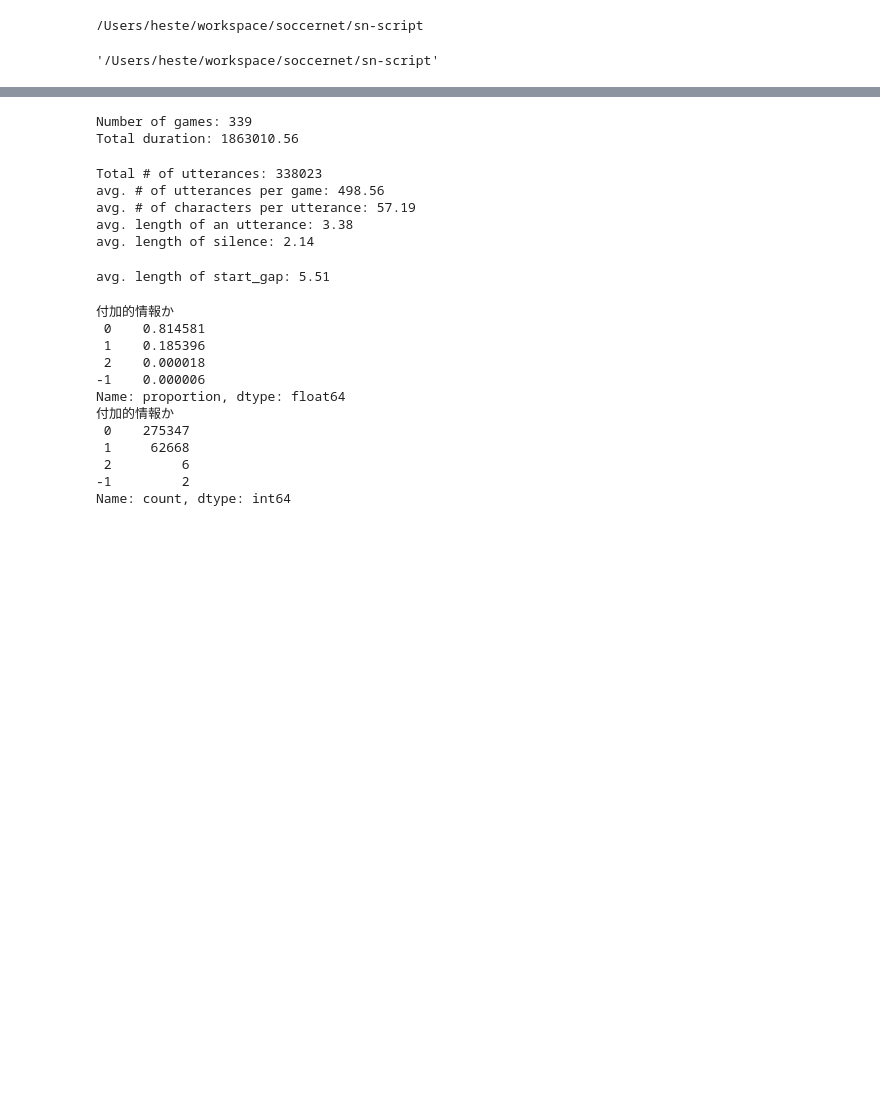
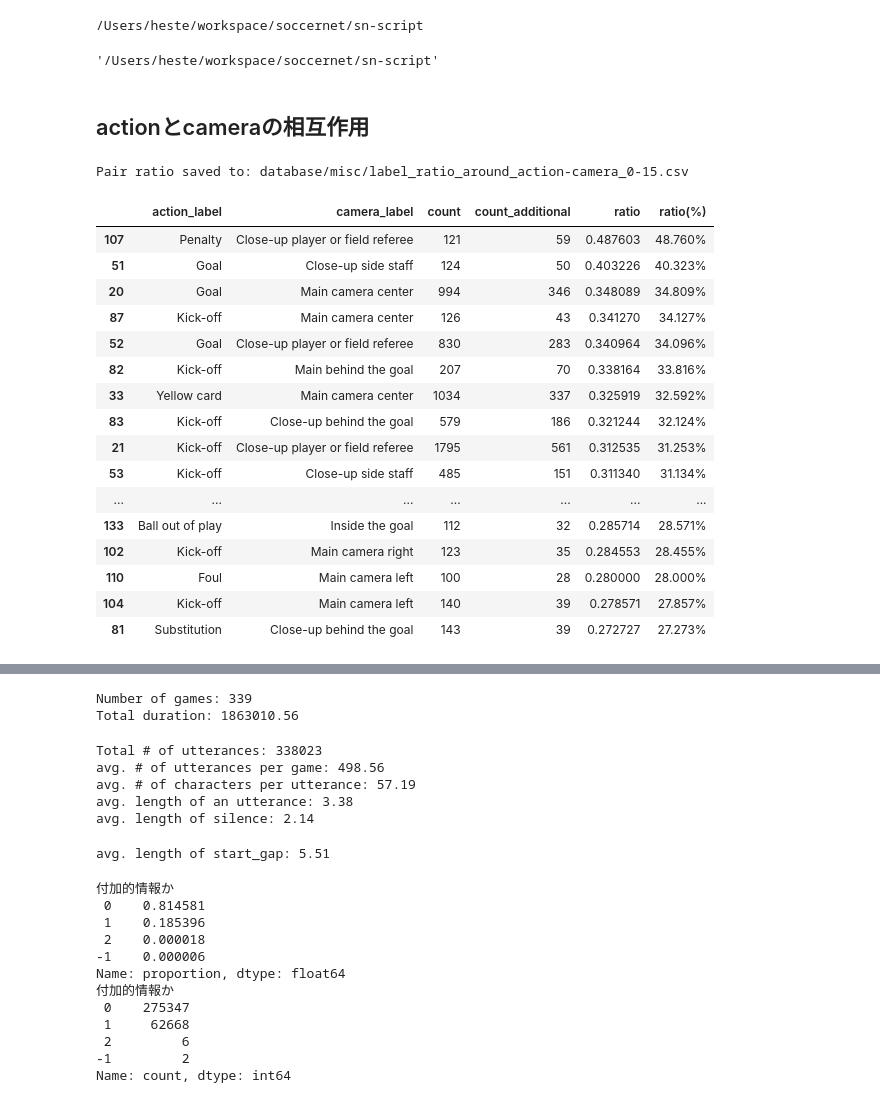
Before and after one commit to zaemon1251-hesty/soccer-bg-script, a Jupyter notebook: notebook/explore_scbi-v2.ipynb, the cells around one changed output, grey strips where cells are left out. Saved outputs shown, nothing was run; the diff lists cells and outputs as text; code cells hidden in the pictures; blank space fills up the shorter version.

Commit message:
feat: add cross label analysis script

```diff
--- a/notebook/explore_scbi-v2.ipynb
+++ b/notebook/explore_scbi-v2.ipynb
@@ -39,3 +45,40 @@ scbi_df = pd.read_csv(Config.csv_path)
 sncaption_df = pd.read_csv(Config.sncaption_path)
 spotting_df = pd.read_csv(Config.snspotting_path)
 camera_df = pd.read_csv(Config.sncameras_path)
+# %%
+spotting_df = preprocess_gametime(spotting_df)
+camera_df = preprocess_gametime(camera_df)
+# %% [markdown]
+## actionとcameraの相互作用
+# %%
+pair_result_df, comment_df = label_ratio_around_action_camera(
+    comment_df=scbi_df,
+    action_df=spotting_df,
+    camera_df=camera_df,
+    window_former=0,
+    window_latter=15,
+    binary_category_name=binary_category_name,
+)
+# %% [output]
+Pair ratio saved to: database/misc/label_ratio_around_action-camera_0-15.csv
+# %%
+# 付加的情報が多いペアを表示
+pair_result_df[pair_result_df["count"] >= 100].sort_values(by="ratio", ascending=False).head(20)
+# %% [output]
+|  | action_label | camera_label | count | count_additional | ratio | ratio(%) |
+| 107 | Penalty | Close-up player or field referee | 121 | 59 | 0.487603 | 48.760% |
+| 51 | Goal | Close-up side staff | 124 | 50 | 0.403226 | 40.323% |
+| 20 | Goal | Main camera center | 994 | 346 | 0.348089 | 34.809% |
+| 87 | Kick-off | Main camera center | 126 | 43 | 0.341270 | 34.127% |
+| 52 | Goal | Close-up player or field referee | 830 | 283 | 0.340964 | 34.096% |
+| 82 | Kick-off | Main behind the goal | 207 | 70 | 0.338164 | 33.816% |
+| 33 | Yellow card | Main camera center | 1034 | 337 | 0.325919 | 32.592% |
+| 83 | Kick-off | Close-up behind the goal | 579 | 186 | 0.321244 | 32.124% |
+| 21 | Kick-off | Close-up player or field referee | 1795 | 561 | 0.312535 | 31.253% |
+| 53 | Kick-off | Close-up side staff | 485 | 151 | 0.311340 | 31.134% |
+| ... | ... | ... | ... | ... | ... | ... |
+| 133 | Ball out of play | Inside the goal | 112 | 32 | 0.285714 | 28.571% |
+| 102 | Kick-off | Main camera right | 123 | 35 | 0.284553 | 28.455% |
+| 110 | Foul | Main camera left | 100 | 28 | 0.280000 | 28.000% |
+| 104 | Kick-off | Main camera left | 140 | 39 | 0.278571 | 27.857% |
+| 81 | Substitution | Close-up behind the goal | 143 | 39 | 0.272727 | 27.273% |
```
Also changed, not shown: parts of 10 cells of this notebook, 8 other files.
